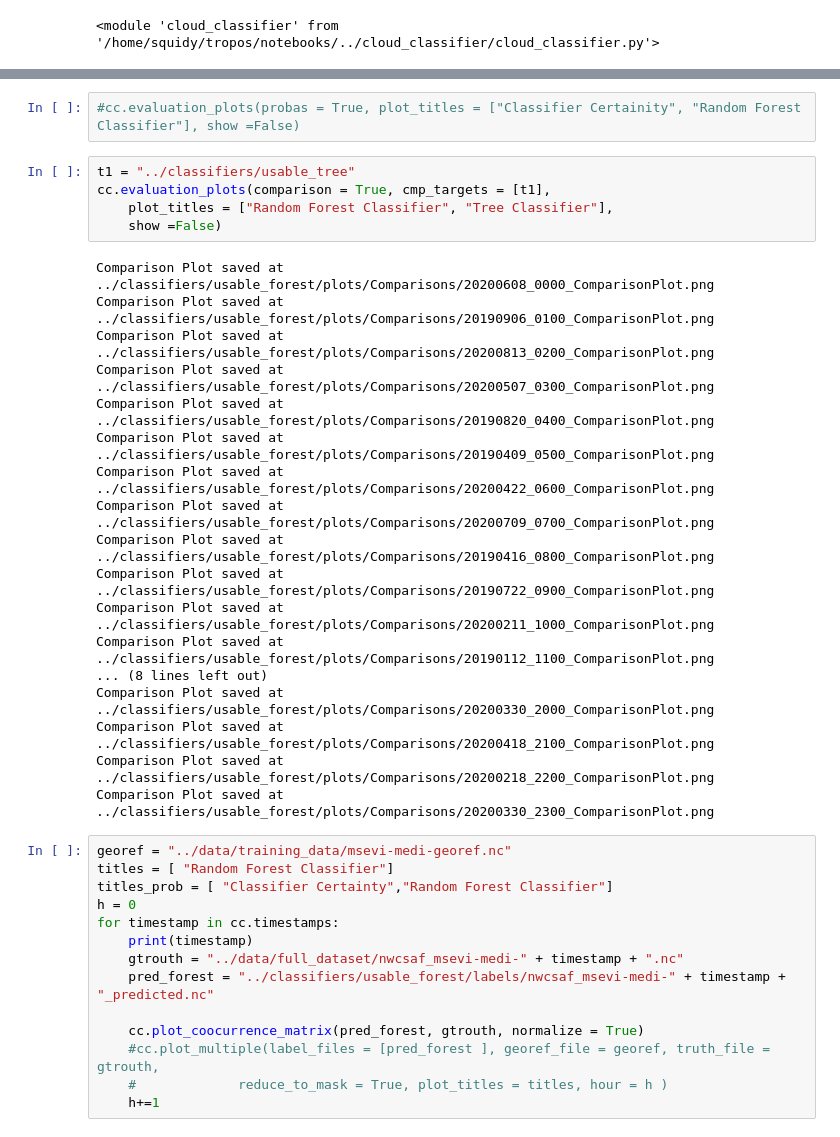
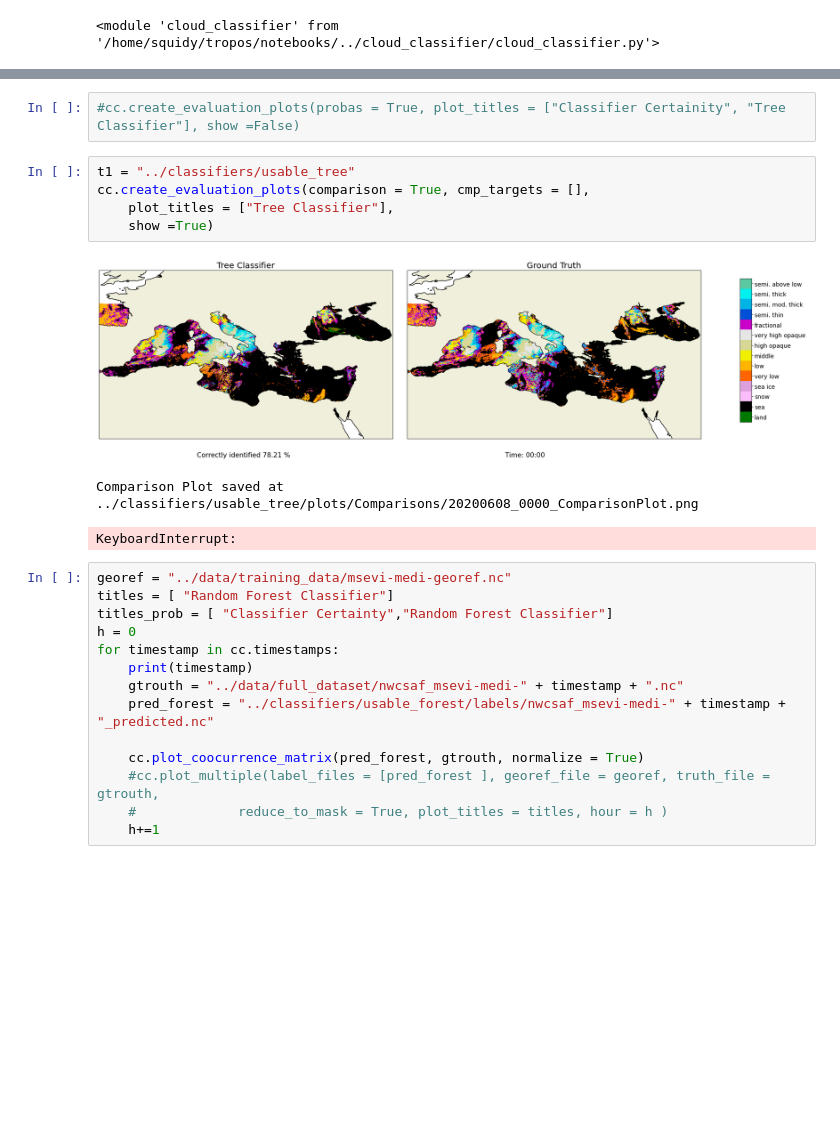
Before and after one commit to fsenf/CTyPyTool, a Jupyter notebook: notebooks/Plotting.ipynb, the cells around one changed output, grey strips where cells are left out. Cells and saved outputs as stored; diff of their text form; blank space fills up the shorter version.

```diff
--- a/notebooks/Plotting.ipynb
+++ b/notebooks/Plotting.ipynb
@@ -18,28 +31,14 @@ cc.load_project("../classifiers/usable_forest")
-# %%
-#cc.evaluation_plots(probas = True, plot_titles = ["Classifier Certainity", "Random Forest Classifier"], show =False)
-# %%
-t1 = "../classifiers/usable_tree"
-cc.evaluation_plots(comparison = True, cmp_targets = [t1],
-    plot_titles = ["Random Forest Classifier", "Tree Classifier"],
-    show =False)
-# %% [output]
-Comparison Plot saved at ../classifiers/usable_forest/plots/Comparisons/20200608_0000_ComparisonPlot.png
-Comparison Plot saved at ../classifiers/usable_forest/plots/Comparisons/20190906_0100_ComparisonPlot.png
-Comparison Plot saved at ../classifiers/usable_forest/plots/Comparisons/20200813_0200_ComparisonPlot.png
-Comparison Plot saved at ../classifiers/usable_forest/plots/Comparisons/20200507_0300_ComparisonPlot.png
-Comparison Plot saved at ../classifiers/usable_forest/plots/Comparisons/20190820_0400_ComparisonPlot.png
-Comparison Plot saved at ../classifiers/usable_forest/plots/Comparisons/20190409_0500_ComparisonPlot.png
-Comparison Plot saved at ../classifiers/usable_forest/plots/Comparisons/20200422_0600_ComparisonPlot.png
-Comparison Plot saved at ../classifiers/usable_forest/plots/Comparisons/20200709_0700_ComparisonPlot.png
-Comparison Plot saved at ../classifiers/usable_forest/plots/Comparisons/20190416_0800_ComparisonPlot.png
-Comparison Plot saved at ../classifiers/usable_forest/plots/Comparisons/20190722_0900_ComparisonPlot.png
-Comparison Plot saved at ../classifiers/usable_forest/plots/Comparisons/20200211_1000_ComparisonPlot.png
-Comparison Plot saved at ../classifiers/usable_forest/plots/Comparisons/20190112_1100_ComparisonPlot.png
-... (8 lines left out)
-Comparison Plot saved at ../classifiers/usable_forest/plots/Comparisons/20200330_2000_ComparisonPlot.png
-Comparison Plot saved at ../classifiers/usable_forest/plots/Comparisons/20200418_2100_ComparisonPlot.png
-Comparison Plot saved at ../classifiers/usable_forest/plots/Comparisons/20200218_2200_ComparisonPlot.png
-Comparison Plot saved at ../classifiers/usable_forest/plots/Comparisons/20200330_2300_ComparisonPlot.png
+# %%
+#cc.create_evaluation_plots(probas = True, plot_titles = ["Classifier Certainity", "Tree Classifier"], show =False)
+# %%
+t1 = "../classifiers/usable_tree"
+cc.create_evaluation_plots(comparison = True, cmp_targets = [],
+    plot_titles = ["Tree Classifier"],
+    show =True)
+# %% [output]
+[figure, added]
+Comparison Plot saved at ../classifiers/usable_tree/plots/Comparisons/20200608_0000_ComparisonPlot.png
+KeyboardInterrupt:
 # %%
 georef = "../data/training_data/msevi-medi-georef.nc"
 titles = [ "Random Forest Classifier"]
```
Also changed, not shown: parts of 5 cells of this notebook, 6 other files.
